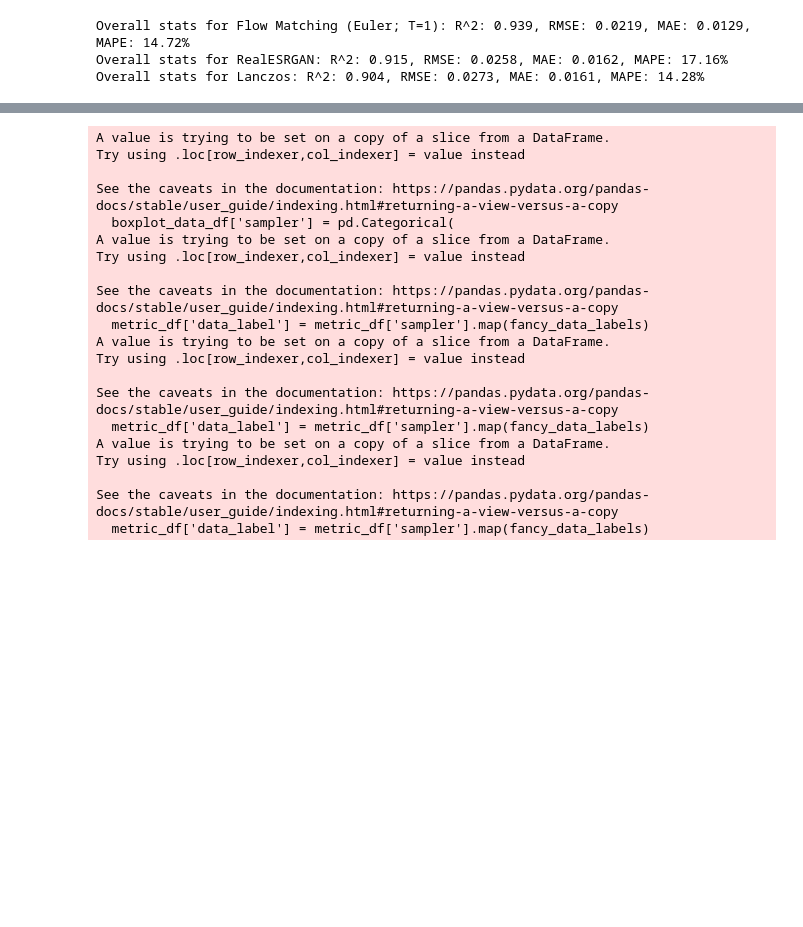
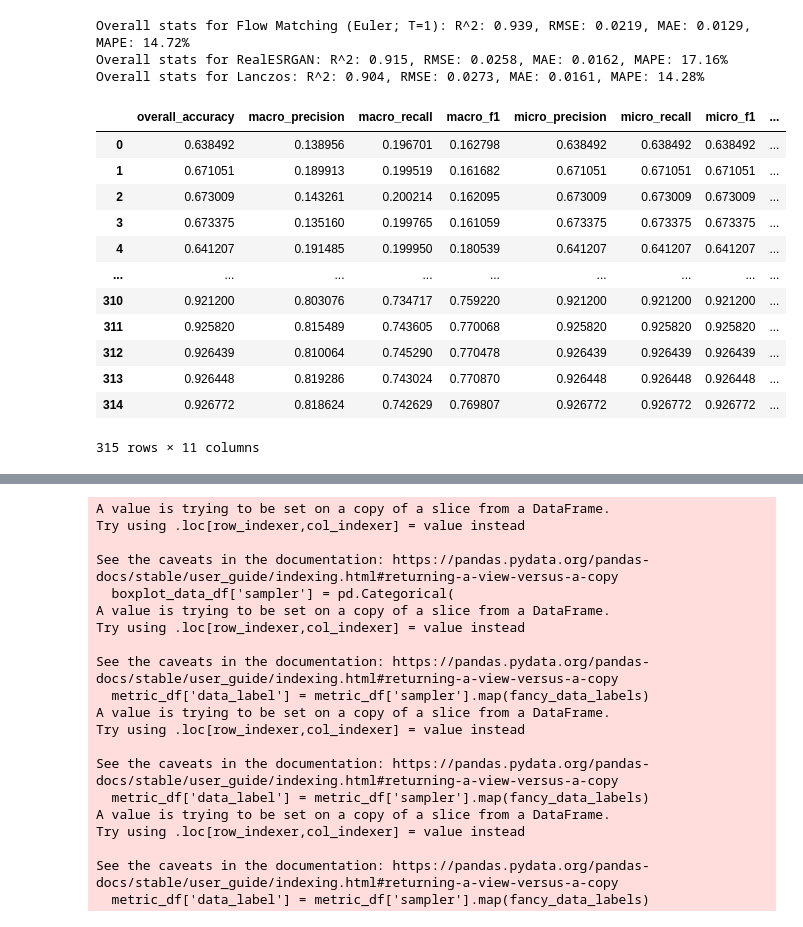
Before and after one commit to DakotaHester/s2flow, a Jupyter notebook: notebooks/plot_sampling.ipynb, the cells around one changed output, grey strips where cells are left out. Drawn from its saved outputs; the diff is of its cells as text; code cells hidden in the pictures; blank space fills up the shorter version.

```diff
--- a/notebooks/plot_sampling.ipynb
+++ b/notebooks/plot_sampling.ipynb
@@ -1332,3 +1296,19 @@ with open('../figures/sampling_regression/sampling_regression_stats.json', 'w')
 Overall stats for Flow Matching (Euler; T=1): R^2: 0.939, RMSE: 0.0219, MAE: 0.0129, MAPE: 14.72%
 Overall stats for RealESRGAN: R^2: 0.915, RMSE: 0.0258, MAE: 0.0162, MAPE: 17.16%
 Overall stats for Lanczos: R^2: 0.904, RMSE: 0.0273, MAE: 0.0161, MAPE: 14.28%
+# %%
+lc_df
+# %% [output]
+|  | overall_accuracy | macro_precision | macro_recall | macro_f1 | micro_precision | micro_recall | micro_f1 | ... |
+| 0 | 0.638492 | 0.138956 | 0.196701 | 0.162798 | 0.638492 | 0.638492 | 0.638492 | ... |
+| 1 | 0.671051 | 0.189913 | 0.199519 | 0.161682 | 0.671051 | 0.671051 | 0.671051 | ... |
+| 2 | 0.673009 | 0.143261 | 0.200214 | 0.162095 | 0.673009 | 0.673009 | 0.673009 | ... |
+| 3 | 0.673375 | 0.135160 | 0.199765 | 0.161059 | 0.673375 | 0.673375 | 0.673375 | ... |
+| 4 | 0.641207 | 0.191485 | 0.199950 | 0.180539 | 0.641207 | 0.641207 | 0.641207 | ... |
+| ... | ... | ... | ... | ... | ... | ... | ... | ... |
+| 310 | 0.921200 | 0.803076 | 0.734717 | 0.759220 | 0.921200 | 0.921200 | 0.921200 | ... |
+| 311 | 0.925820 | 0.815489 | 0.743605 | 0.770068 | 0.925820 | 0.925820 | 0.925820 | ... |
+| 312 | 0.926439 | 0.810064 | 0.745290 | 0.770478 | 0.926439 | 0.926439 | 0.926439 | ... |
+| 313 | 0.926448 | 0.819286 | 0.743024 | 0.770870 | 0.926448 | 0.926448 | 0.926448 | ... |
+| 314 | 0.926772 | 0.818624 | 0.742629 | 0.769807 | 0.926772 | 0.926772 | 0.926772 | ... |
+315 rows × 11 columns
```
Also changed, not shown: parts of 9 cells of this notebook, 7 other files.
